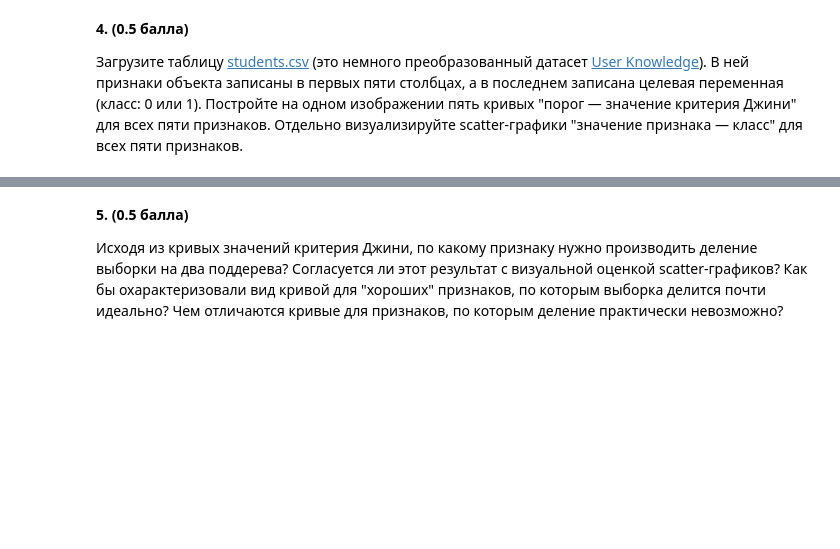
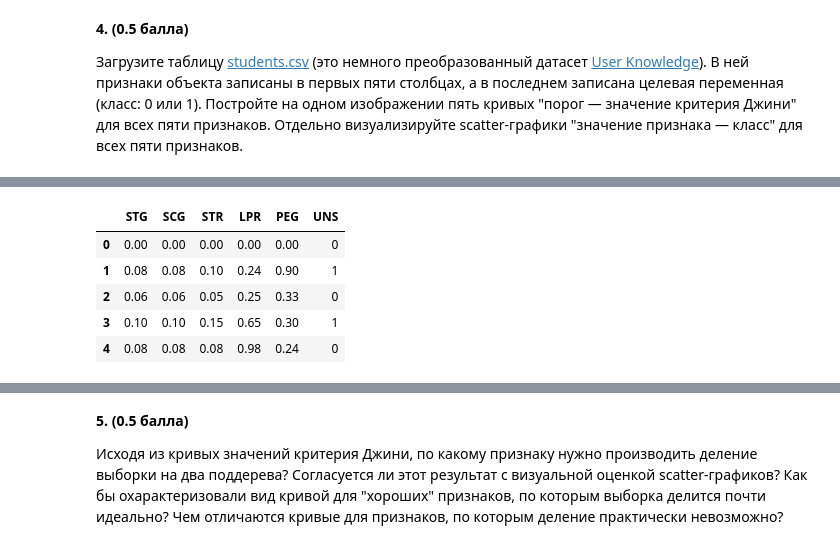
Before and after one commit to Mikhail-off/ML2018, a Jupyter notebook: HW5/homework-practice-05.ipynb, the cells around one changed output, grey strips where cells are left out. Drawn from its saved outputs; the diff is of its cells as text; code cells hidden in the pictures; blank space fills up the shorter version.

```diff
--- a/HW5/homework-practice-05.ipynb
+++ b/HW5/homework-practice-05.ipynb
@@ -196,0 +201,10 @@ __4. (0.5 балла)__
+# %%
+df = pd.read_csv('data/students.csv', header=0)
+df[:5]
+# %% [output]
+|  | STG | SCG | STR | LPR | PEG | UNS |
+| 0 | 0.00 | 0.00 | 0.00 | 0.00 | 0.00 | 0 |
+| 1 | 0.08 | 0.08 | 0.10 | 0.24 | 0.90 | 1 |
+| 2 | 0.06 | 0.06 | 0.05 | 0.25 | 0.33 | 0 |
+| 3 | 0.10 | 0.10 | 0.15 | 0.65 | 0.30 | 1 |
+| 4 | 0.08 | 0.08 | 0.08 | 0.98 | 0.24 | 0 |
```
Also changed, not shown: parts of 10 cells of this notebook, 1 other file.
